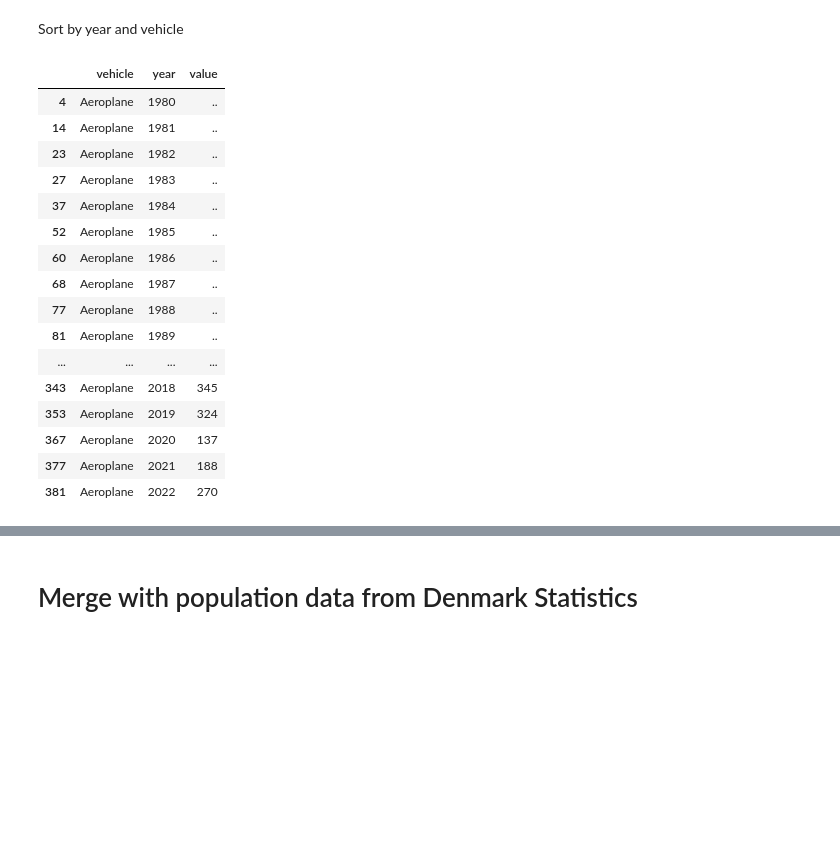
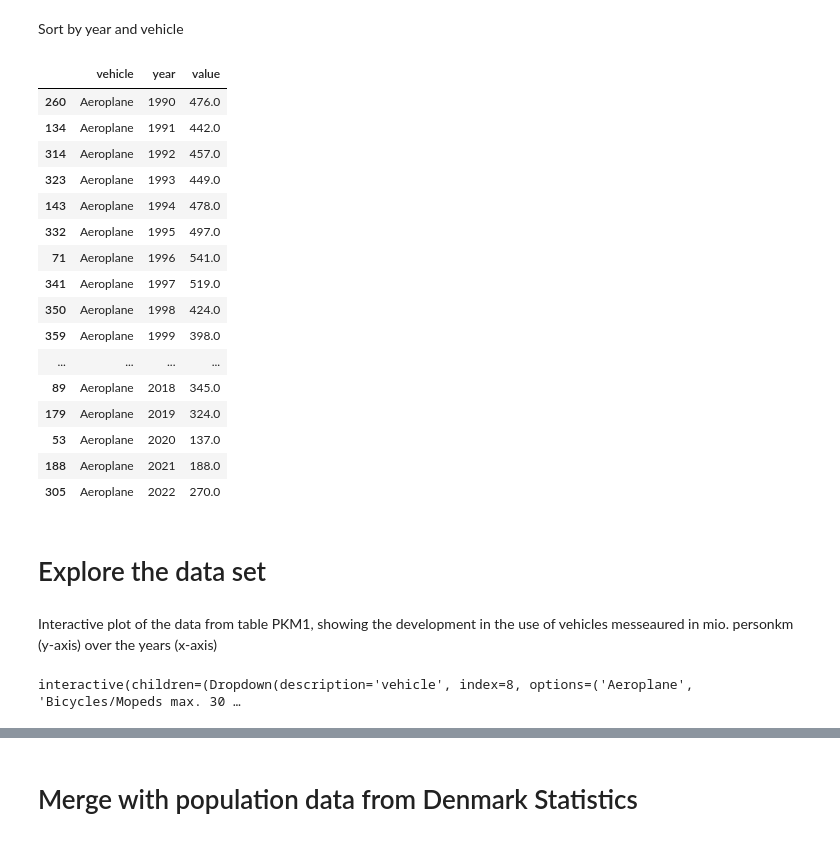
Before and after one commit to NumEconCopenhagen/projects-2024-jacobogmads, a Jupyter notebook: Mads/dataproject/dataproject.ipynb, the cells around one changed output, grey strips where cells are left out. Saved outputs shown, nothing was run; the diff lists cells and outputs as text; code cells hidden in the pictures; blank space fills up the shorter version.

```diff
--- a/Mads/dataproject/dataproject.ipynb
+++ b/Mads/dataproject/dataproject.ipynb
@@ -108,25 +111,35 @@ pkm1.head(9)
+# %%
+# remove rows where 'value' is '..'
+pkm1 = pkm1[pkm1.value != '..']
+
+# convert values to numeric
+pkm1.value = pkm1.value.astype('float')
 # %% [markdown]
 Futhermore we want to restrict the years without any information, maybee
 # %% [markdown]
 Sort by year and vehicle
 # %%
 pkm1.sort_values(by=['vehicle', 'year'],inplace=True)
-pkm1.head(43)
+pkm1.head(33)
 # %% [output]
 |  | vehicle | year | value |
-| 4 | Aeroplane | 1980 | .. |
-| 14 | Aeroplane | 1981 | .. |
-| 23 | Aeroplane | 1982 | .. |
-| 27 | Aeroplane | 1983 | .. |
-| 37 | Aeroplane | 1984 | .. |
-| 52 | Aeroplane | 1985 | .. |
-| 60 | Aeroplane | 1986 | .. |
-| 68 | Aeroplane | 1987 | .. |
-| 77 | Aeroplane | 1988 | .. |
-| 81 | Aeroplane | 1989 | .. |
+| 260 | Aeroplane | 1990 | 476.0 |
+| 134 | Aeroplane | 1991 | 442.0 |
+| 314 | Aeroplane | 1992 | 457.0 |
+| 323 | Aeroplane | 1993 | 449.0 |
+| 143 | Aeroplane | 1994 | 478.0 |
+| 332 | Aeroplane | 1995 | 497.0 |
+| 71 | Aeroplane | 1996 | 541.0 |
+| 341 | Aeroplane | 1997 | 519.0 |
+| 350 | Aeroplane | 1998 | 424.0 |
+| 359 | Aeroplane | 1999 | 398.0 |
 | ... | ... | ... | ... |
-| 343 | Aeroplane | 2018 | 345 |
-| 353 | Aeroplane | 2019 | 324 |
-| 367 | Aeroplane | 2020 | 137 |
-| 377 | Aeroplane | 2021 | 188 |
-| 381 | Aeroplane | 2022 | 270 |
+| 89 | Aeroplane | 2018 | 345.0 |
+| 179 | Aeroplane | 2019 | 324.0 |
+| 53 | Aeroplane | 2020 | 137.0 |
+| 188 | Aeroplane | 2021 | 188.0 |
+| 305 | Aeroplane | 2022 | 270.0 |
+# %% [markdown]
+# Explore the data set
+# %% [markdown]
+Interactive plot of the data from table PKM1, showing the development in the use of vehicles messeaured in mio. personkm (y-axis) over the years (x-axis)
@@ -132,0 +151,10 @@ pkm1.head(43)
+# %%
+# interactive plot using widgets and the defined plot_e function
+widgets.interact(plot_e,
+    df = widgets.fixed(pkm1),
+    vehicle = widgets.Dropdown(description='vehicle',
+                                    options=pkm1.vehicle.unique(), # we choose to look at vehicles
+                                    value='Train') # Areoplane is the start observation
+);
+# %% [output]
+interactive(children=(Dropdown(description='vehicle', index=8, options=('Aeroplane', 'Bicycles/Mopeds max. 30 …
```
Also changed, not shown: parts of 18 cells of this notebook.
